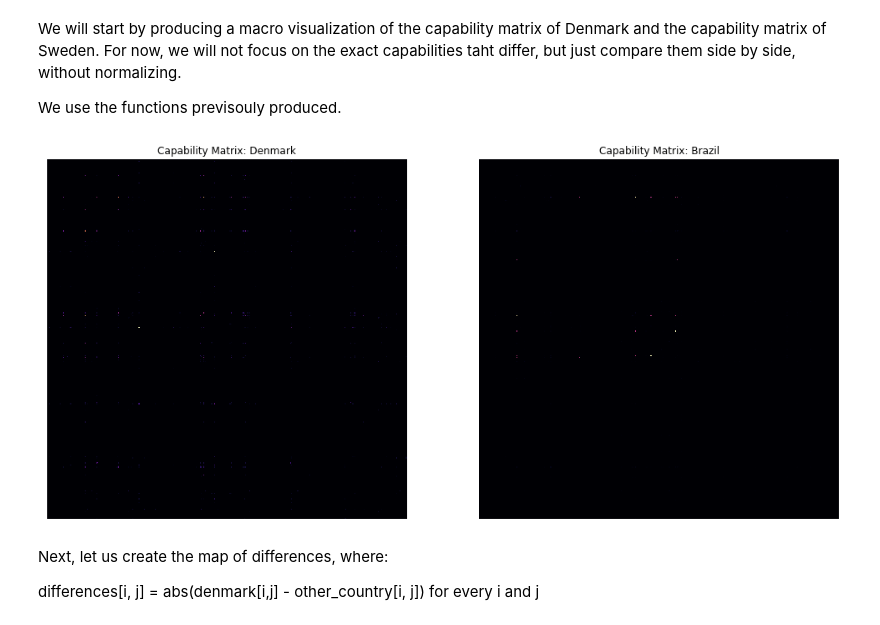
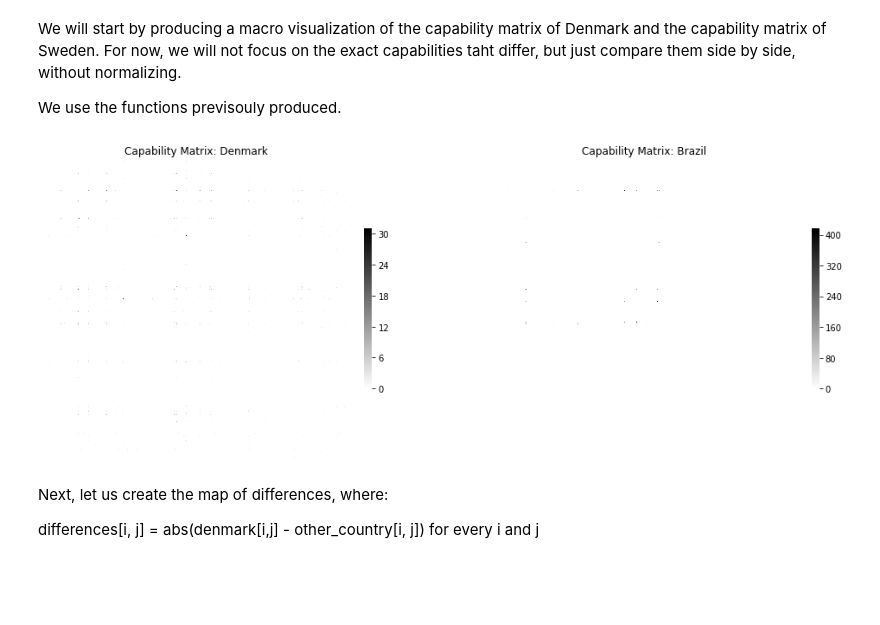
Before and after one commit to duarteocarmo/technological_capabilities, a Jupyter notebook: clean_notebooks/4_2_Meso Level Analysis.ipynb, the cells around one changed output. Drawn from its saved outputs; the diff is of its cells as text; code cells hidden in the pictures; blank space fills up the shorter version.

```diff
--- a/clean_notebooks/4_2_Meso Level Analysis.ipynb
+++ b/clean_notebooks/4_2_Meso Level Analysis.ipynb
@@ -105,6 +105,16 @@ def get_country_matrix(country, normalization=True):
                                     WHERE fs<>t AND a.country = "{}"
                                     RETURN fs.term, t.term, count(a)
                                     """
+    if country == 'root':
+        total_documents = 1
+    else:
+
+        q_documents = """   MATCH (n:Asset)-[:LOCATED_IN]->(c:Country)
+                        WHERE c.name = "{}"
+                        RETURN c, count(n)""".format(country)
+
+        total_documents = DataFrame(connection_to_graph.data(q_documents)).as_matrix()[0][1]
+
     # get data
     data_no_intersections = DataFrame(connection_to_graph.data(country_no_interestions)).as_matrix()
 
@@ -135,8 +145,6 @@ def get_country_matrix(country, normalization=True):
     # normalize
     #normalized_country_matrix = (country_matrix - np.mean(country_matrix)) / np.std(country_matrix)
 
-    no_duplicates = np.triu(country_matrix, 1)
-    total_documents = np.sum(no_duplicates)
     normalized_country_matrix = country_matrix / total_documents
 
     # dynamic return
@@ -1029,26 +1052,26 @@ We use the functions previsouly produced.
 # %%
 # call functions
 denmark = 'Denmark'
 compare_with = 'Brazil'
-colors = 'magma'
+colors = 'binary'
 dk_matrix = get_country_matrix(denmark, normalization=False)
 scnd_matrix = get_country_matrix(compare_with, normalization=False)
 
 # create a subplot
 plt.subplots(2,1,figsize=(17,17))
 
 # first heatmap
 plt.subplot(121)
-sns.heatmap(dk_matrix, cmap=colors,  cbar=None, square=True, xticklabels=False, yticklabels=False)
+sns.heatmap(dk_matrix, cmap=colors,  cbar=True,cbar_kws={"shrink": .2}, square=True, xticklabels=False, yticklabels=False)
 plt.title('Capability Matrix: {}'.format(denmark))
 
 # second heatmap
 plt.subplot(122)
-sns.heatmap(scnd_matrix, cmap=colors, cbar=None, square=True, xticklabels=False, yticklabels=False)
+sns.heatmap(scnd_matrix, cmap=colors, cbar=True,cbar_kws={"shrink": .2}, square=True, xticklabels=False, yticklabels=False)
 plt.title('Capability Matrix: {}'.format(compare_with))
 plt.show()
 # %% [output]
-[figure, old version]
+[figure, new version]
 # %% [markdown]
 Next, let us create the map of differences, where:
 
```
Also changed, not shown: parts of 17 cells of this notebook, 5 other files.
